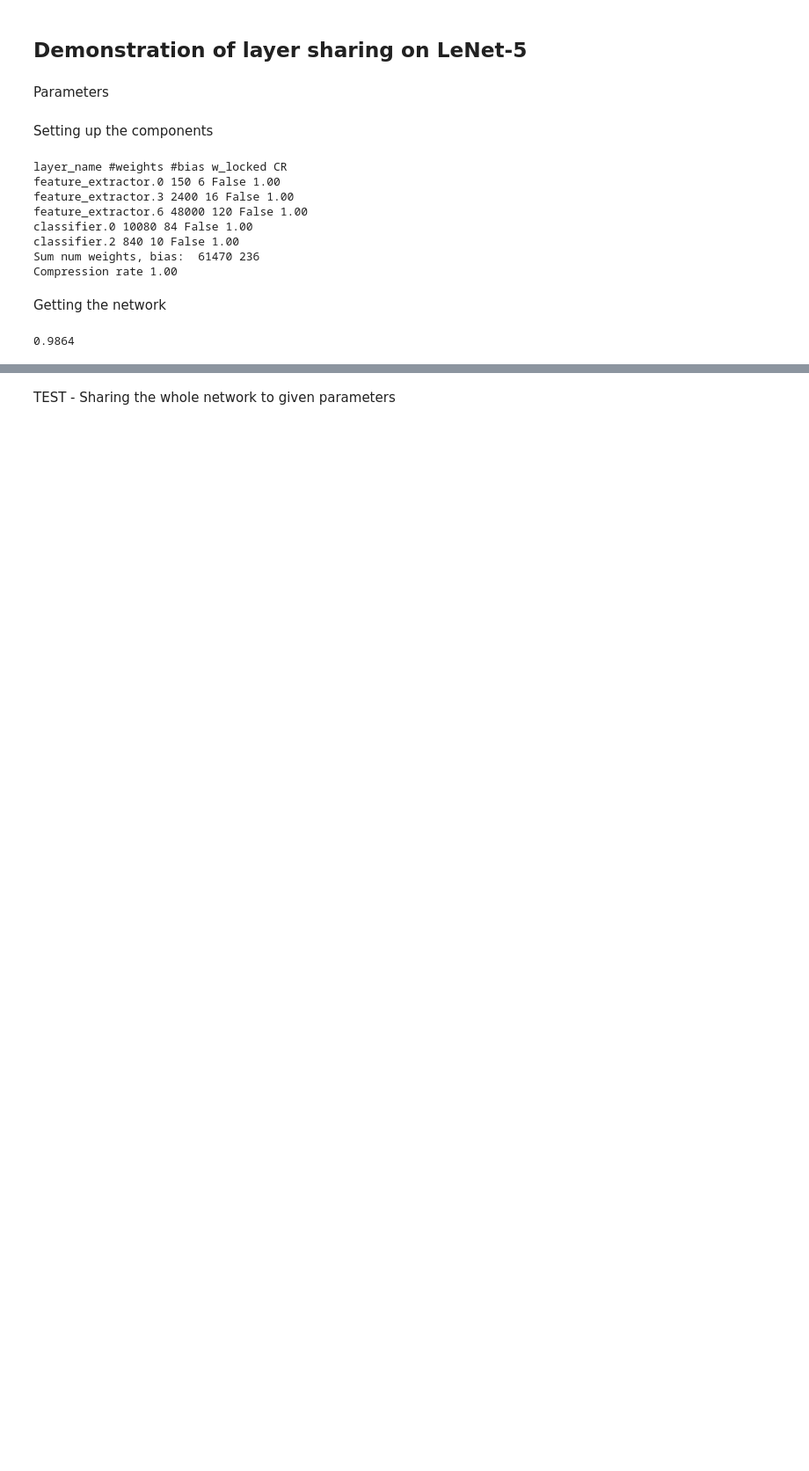
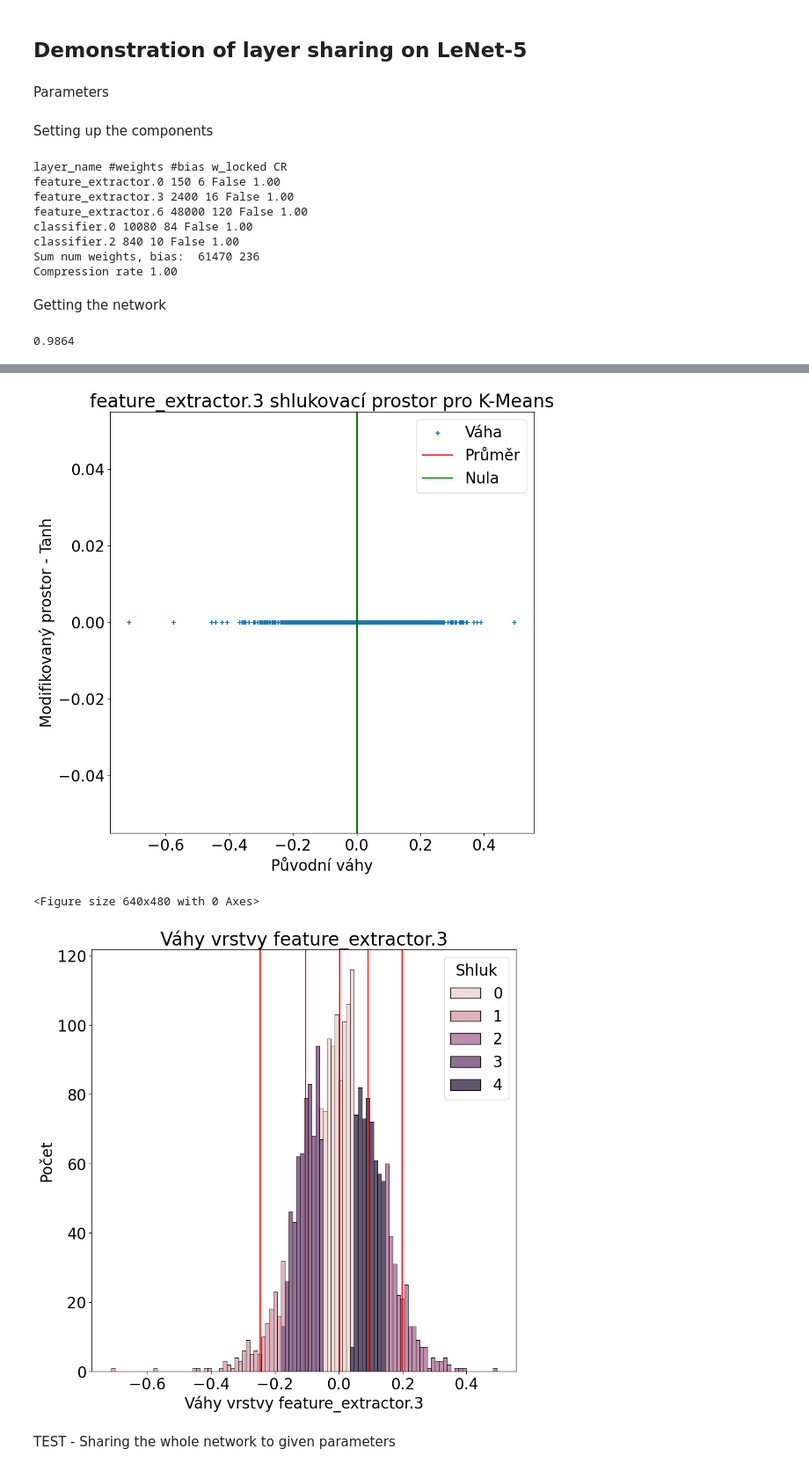
Before and after one commit to xcoupe01/nn_weight_share_optimization, a Jupyter notebook: notebooks/lenet_compression/lenet_share.ipynb, the cells around one changed output, grey strips where cells are left out. Shown: that part at 88% size. Saved outputs shown, nothing was run; the diff lists cells and outputs as text; code cells hidden in the pictures; blank space fills up the shorter version.

```diff
--- a/notebooks/lenet_compression/lenet_share.ipynb
+++ b/notebooks/lenet_compression/lenet_share.ipynb
@@ -71,6 +71,9 @@ ws_controller.model_layers[0].plot_weight()
 # %%
-#ws_controller.model_layers[4].share_weight(5, plot=True, mod_focus=2, mod_spread=1)
-#plt.savefig('./results/plots/layer_kmeans.pdf')
+ws_controller.model_layers[1].share_weight(5, plot=True, mod_focus=0, mod_spread=2)
+# %% [output]
+[figure, added]
+<Figure size 640x480 with 0 Axes>
+[figure, added]
 # %% [markdown]
 TEST - Sharing the whole network to given parameters
 # %%
```
Also changed, not shown: parts of 5 cells of this notebook, 45 other files.
